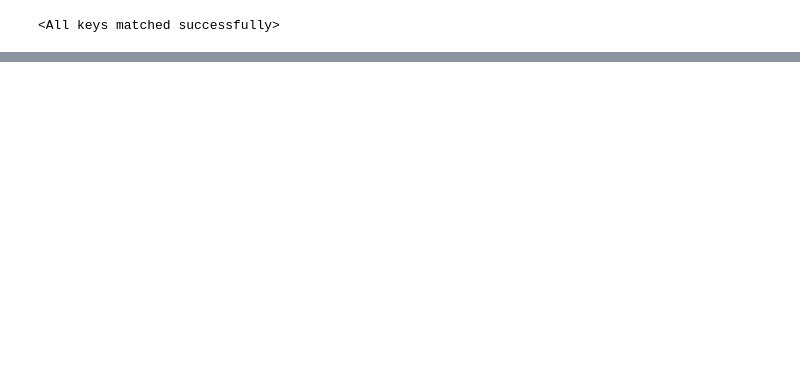
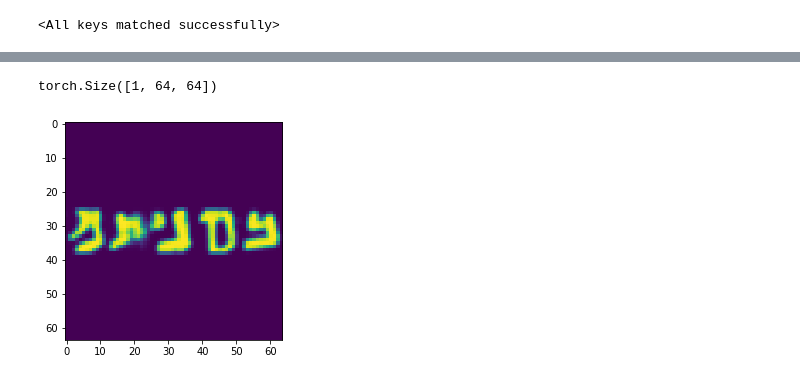
Before and after one commit to MelleStarke/HWR-Group16, a Jupyter notebook: src/dss/word_gen.ipynb, the cells around one changed output, grey strips where cells are left out. Drawn from its saved outputs; the diff is of its cells as text; code cells hidden in the pictures; blank space fills up the shorter version.

```diff
--- a/src/dss/word_gen.ipynb
+++ b/src/dss/word_gen.ipynb
@@ -131,0 +147,12 @@ torch.Size([5, 64, 64])
+# %%
+input = tt.Compose([tt.ToPILImage(),
+                    tt.Pad((0, image_size*2), fill = 1),
+                    tt.Resize(image_size),
+                    # tt.CenterCrop(image_size),
+                    tt.ToTensor()])(img)
+print(input.shape)
+plt.imshow(input[0,:,:])
+plt.show()
+# %% [output]
+torch.Size([1, 64, 64])
+[figure, added]
```
Also changed, not shown: parts of 5 cells of this notebook, 1 other file.
